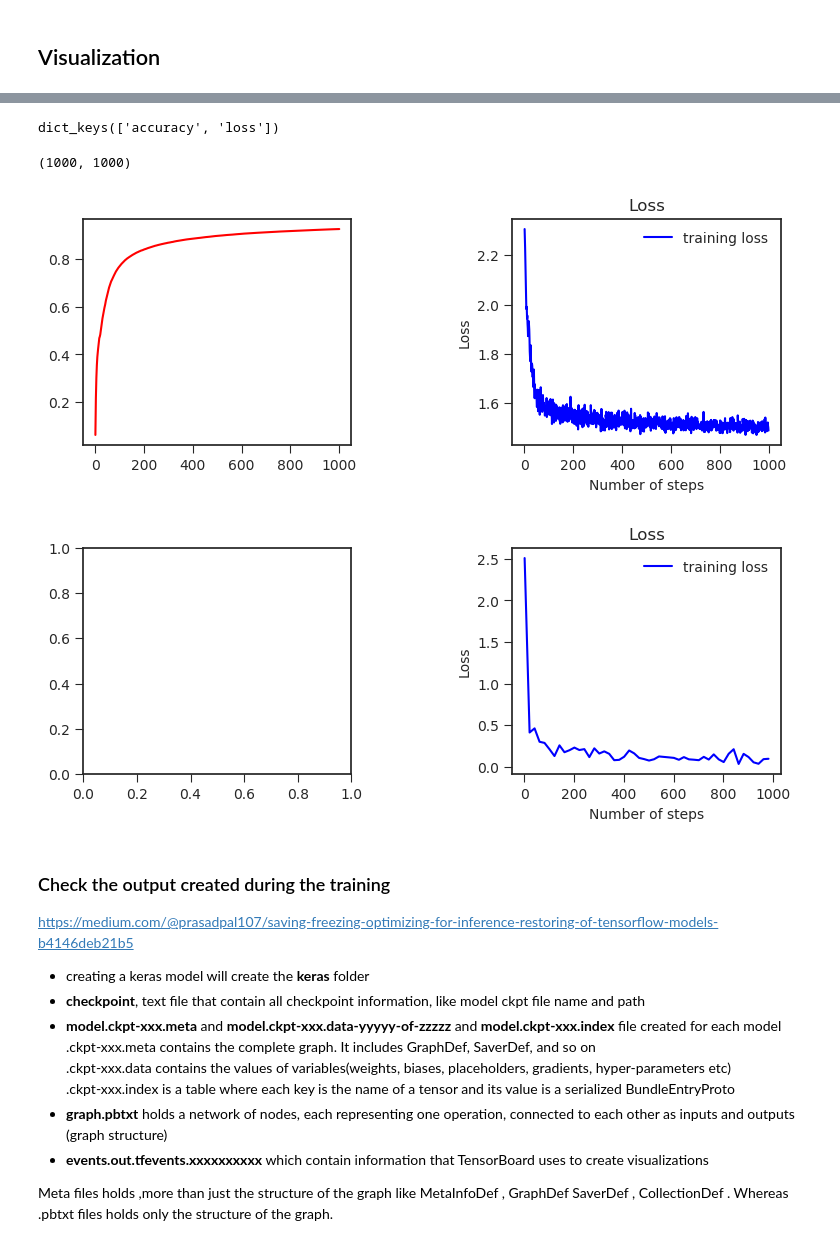
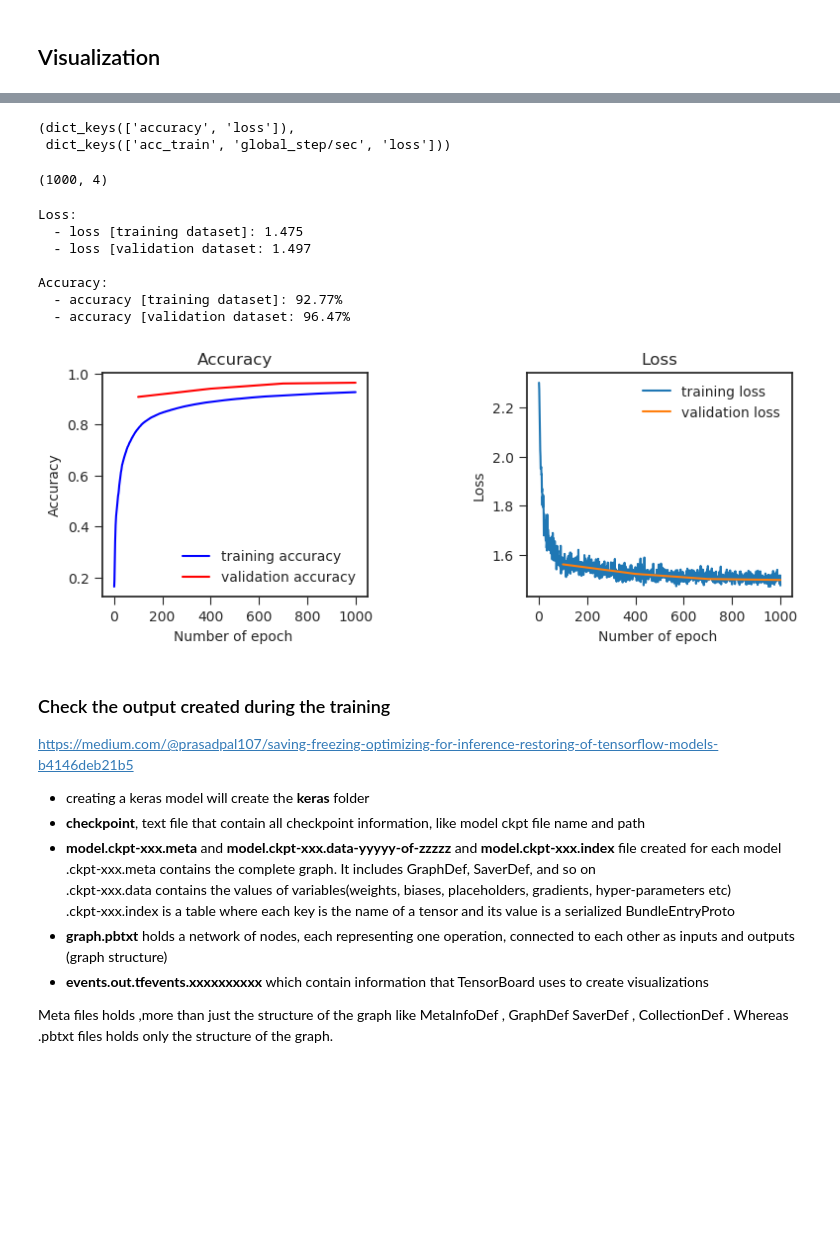
Before and after one commit to tarrade/proj_DL_models_and_pipelines_with_GCP, a Jupyter notebook: notebook/08-Mnist_keras_estimator.ipynb, the cells around one changed output, grey strips where cells are left out. Drawn from its saved outputs; the diff is of its cells as text; code cells hidden in the pictures; blank space fills up the shorter version.

Commit message:
plots using estimator

```diff
--- a/notebook/08-Mnist_keras_estimator.ipynb
+++ b/notebook/08-Mnist_keras_estimator.ipynb
@@ -566,5 +517,6 @@ tag {'images': [], 'audio': [], 'histograms': [], 'scalars': ['enqueue_input/que
 # %%
-history=load_data_tensorboard(FLAGS.model_dir+'/eval')
+history_eval=load_data_tensorboard(FLAGS.model_dir+'/eval')
+history_train=load_data_tensorboard(FLAGS.model_dir)
 # %% [output]
 DEBUG:tensorflow:Opening a record reader pointing at results/Models/Mnist/tf_1_12/estimator/ckpt//eval/events.out.tfevents.1553024131.Fabien-Tarrades-MacBook-Pro.local
 DEBUG:tensorflow:Loading events from results/Models/Mnist/tf_1_12/estimator/ckpt//eval/events.out.tfevents.1553024131.Fabien-Tarrades-MacBook-Pro.local
@@ -595,37 +535,48 @@ INFO:tensorflow:No path found after results/Models/Mnist/tf_1_12/estimator/ckpt/
-# %%
-history.keys()
-# %% [output]
-dict_keys(['accuracy', 'loss'])
+# %%
+history_eval.keys(), history_train.keys()
+# %% [output]
+(dict_keys(['accuracy', 'loss']),
+ dict_keys(['acc_train', 'global_step/sec', 'loss']))
 # %%
-len(history['loss'][1]), len(history['acc_train'][1])
+len(history_train['acc_train'][1]), len(history_eval['accuracy'][1])
 # %% [output]
-(1000, 1000)
+(1000, 4)
-# %%
-fig = plt.figure(figsize=(9, 3), dpi=100)
-plt.subplots_adjust(wspace=0.6)
-ax1 = plt.subplot(122)
-ax2 = plt.subplot(121)
-ax1.plot(history['loss'][0], history['loss'][1], 'b', label='training loss')
-ax2.plot(history['acc_train'][0], history['acc_train'][1], 'r', label='validation accuracy');
-ax1.set_title('Loss')
-ax1.set_xlabel("Number of steps")
-ax1.set_ylabel("Loss")
-ax1.legend(loc="best");
-# %% [output]
-[figure, removed]
-# %%
-fig = plt.figure(figsize=(9, 3), dpi=100)
-plt.subplots_adjust(wspace=0.6)
-ax1 = plt.subplot(122)
-ax2 = plt.subplot(121)
-ax1.plot(history['loss_1'][0], history['loss_1'][1], 'b', label='training loss')
-#ax1.plot(np.arange(0, epochs), history['loss_1'][1], 'r', label='validation accuracy');
-ax1.set_title('Loss')
-ax1.set_xlabel("Number of steps")
-ax1.set_ylabel("Loss")
-ax1.legend(loc="best");
-# %% [output]
-[figure, removed]
+# %%
+# plot the training loss and accuracy
+fig = plt.figure(figsize=(9, 3), dpi=100)
+plt.subplots_adjust(wspace=0.6)
+ax1 = plt.subplot(121)
+ax2 = plt.subplot(122)
+ax1.plot(history_train['acc_train'][0], history_train['acc_train'][1], 'b', label='training accuracy')
+ax1.plot(history_eval['accuracy'][0], history_eval['accuracy'][1], 'r', label='validation accuracy');
+ax1.set_title('Accuracy')
+ax1.set_xlabel("Number of epoch ")
+ax1.set_ylabel("Accuracy")
+ax1.legend(loc="best")
+
+ax2.plot(history_train['loss'][0], history_train['loss'][1], label="training loss")
+ax2.plot(history_eval['loss'][0], history_eval['loss'][1], label="validation loss")
+ax2.set_title("Loss")
+ax2.set_xlabel("Number of epoch ")
+ax2.set_ylabel("Loss")
+ax2.legend(loc="best");
+
+print('Loss:')
+print('  - loss [training dataset]: {0:.3f}'.format(history_train['loss'][1][-1]))
+print('  - loss [validation dataset: {0:.3f}'.format(history_eval['loss'][1][-1]))
+print('')
+print('Accuracy:')
+print('  - accuracy [training dataset]: {:.2f}%'.format(100 * history_train['acc_train'][1][-1]))
+print('  - accuracy [validation dataset: {:.2f}%'.format(100 * history_eval['accuracy'][1][-1]))
+# %% [output]
+Loss:
+  - loss [training dataset]: 1.475
+  - loss [validation dataset: 1.497
+
+Accuracy:
+  - accuracy [training dataset]: 92.77%
+  - accuracy [validation dataset: 96.47%
+[figure, added]
 # %% [markdown]
 ### Check the output created during the training
 https://medium.com/@prasadpal107/saving-freezing-optimizing-for-inference-restoring-of-tensorflow-models-b4146deb21b5
```
Also changed, not shown: parts of 6 cells of this notebook.
